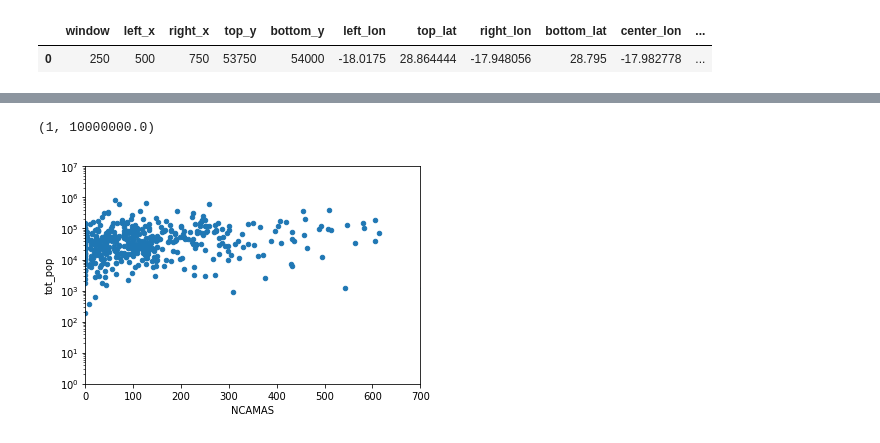
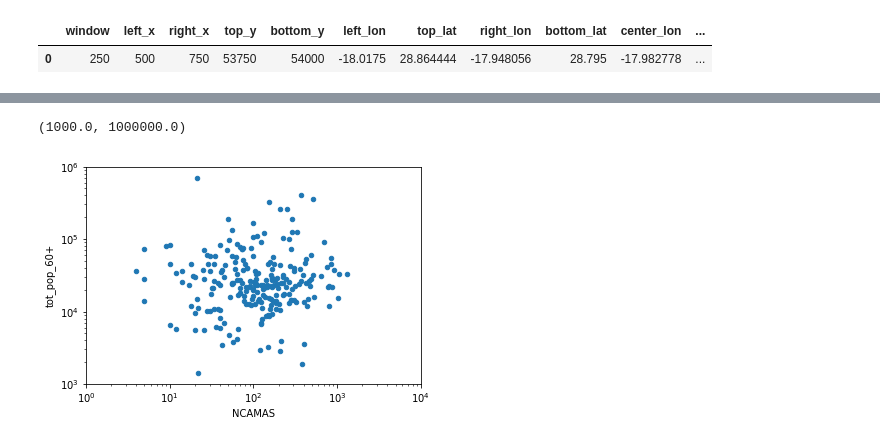
Before and after one commit to datapartnership/covid-19, a Jupyter notebook: accessibility-Spain.ipynb, the cells around one changed output, grey strips where cells are left out. Saved outputs shown, nothing was run; the diff lists cells and outputs as text; code cells hidden in the pictures.

```diff
--- a/accessibility-Spain.ipynb
+++ b/accessibility-Spain.ipynb
@@ -645,2 +606,5 @@ returning
+# %%
+h['tot_pop_60+']=0
 # %%
-totals=o[o['t_'+o_type]<0.5].groupby('m_hospital').sum().sort_values(by='tot_pop',ascending=False)['tot_pop']
+totals=o.groupby('m_hospital').sum().sort_values(by='tot_pop_60+',ascending=False)['tot_pop_60+']
+totals
@@ -647,8 +625,5 @@ totals=o[o['t_'+o_type]<0.5].groupby('m_hospital').sum().sort_values(by='tot_pop
-# %%
-h['tot_pop']=0
-h.index=h['CODCNH']
 # %%
-h.loc[totals.index,'tot_pop']=totals.values
+h.loc[totals.index,'tot_pop_60+']=totals.values
 # %%
 h.head(2)
 # %% [output]
@@ -662,8 +636,9 @@ h.to_file("h.geojson", driver='GeoJSON')
 # %%
-ax = pd.DataFrame(h).plot.scatter(x='NCAMAS',y='tot_pop')
+ax = pd.DataFrame(h).plot.scatter(x='NCAMAS',y='tot_pop_60+')
 ax.set_yscale('log')
-ax.set_xlim(0,700) #camas
-ax.set_ylim(1,1e7) #pop
+ax.set_xscale('log')
+ax.set_xlim(1e0,1e4) #camas
+ax.set_ylim(1e3,1e6) #pop
 # %% [output]
-(1, 10000000.0)
+(1000.0, 1000000.0)
-[figure, old version]
+[figure, new version]
```
Also changed, not shown: parts of 20 cells of this notebook.
